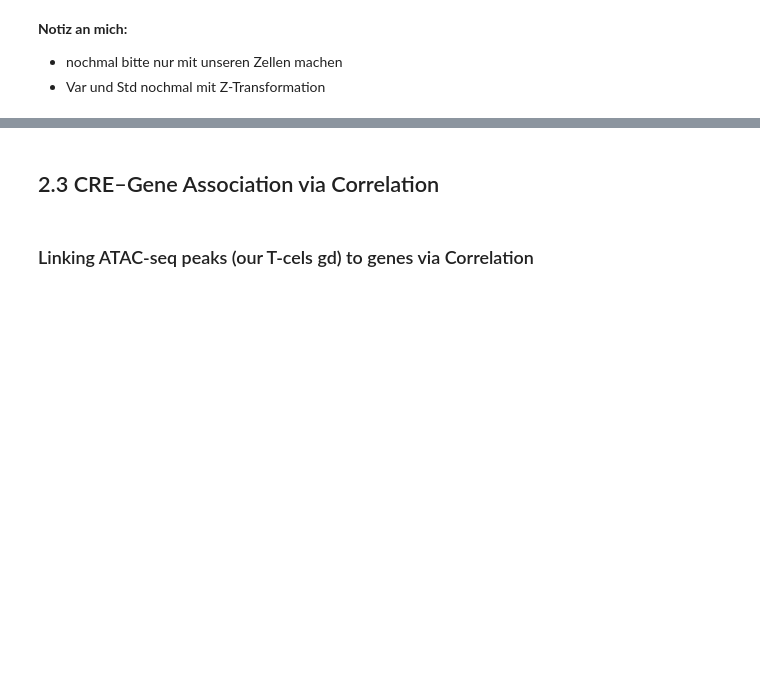
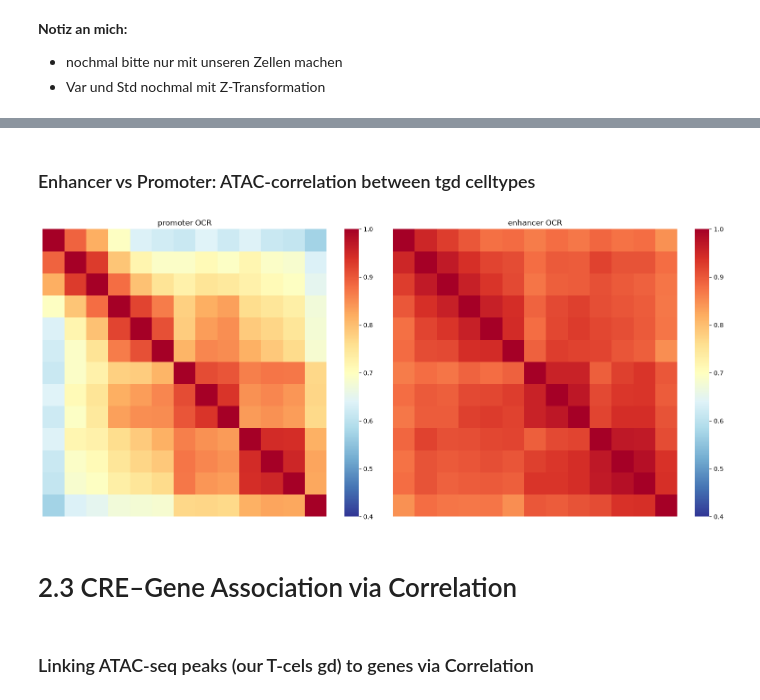
Before and after one commit to datascience-mobi-2026/topic04_team03, a Jupyter notebook: Jupyter_Lotta copy.ipynb, the cells around one changed output, grey strips where cells are left out. Cells and saved outputs as stored; diff of their text form; code cells hidden in the pictures; blank space fills up the shorter version.

```diff
--- a/Jupyter_Lotta copy.ipynb
+++ b/Jupyter_Lotta copy.ipynb
@@ -401,5 +421,28 @@ Da der CV das Verhältnis zwischen std und mean berechnt, kann man anhand von di
+# %% [markdown]
+<h3> Enhancer vs Promoter: ATAC-correlation between tgd celltypes
+# %%
+ATAC_promoter_tgd = ATAC_Tgd[ATAC_Tgd["TSS"].isna()]
+ATAC_enhancer_tgd = ATAC_Tgd[ATAC_Tgd["TSS"].notna()]
+
+corr_promoter_tgd = ATAC_promoter_tgd[signal_cols_tgd].corr(method='pearson')
+corr_enhancer_tgd  = ATAC_enhancer_tgd[signal_cols_tgd].corr(method='pearson')
+
+fig, axes = plt.subplots(1, 2, figsize=(16, 7))
+
+sns.heatmap(corr_promoter_tgd, cmap='RdYlBu_r', vmin=0.4, vmax=1,
+            ax=axes[0], xticklabels=False, yticklabels=False)
+axes[0].set_title("promoter OCR")
+
+sns.heatmap(corr_enhancer_tgd, cmap='RdYlBu_r', vmin=0.4, vmax=1,
+            ax=axes[1], xticklabels=False, yticklabels=False)
+axes[1].set_title("enhancer OCR")
+
+plt.tight_layout()
+plt.show()
+# %% [output]
+[figure, added]
 # %% [markdown]
-## 2.3 CRE–Gene Association via Correlation
+## <h1> 2.3 CRE–Gene Association via Correlation
 # %% [markdown]
 <h3> Linking ATAC-seq peaks (our T-cels gd) to genes via Correlation
 # %% [markdown]
```
Also changed, not shown: parts of 9 cells of this notebook.
